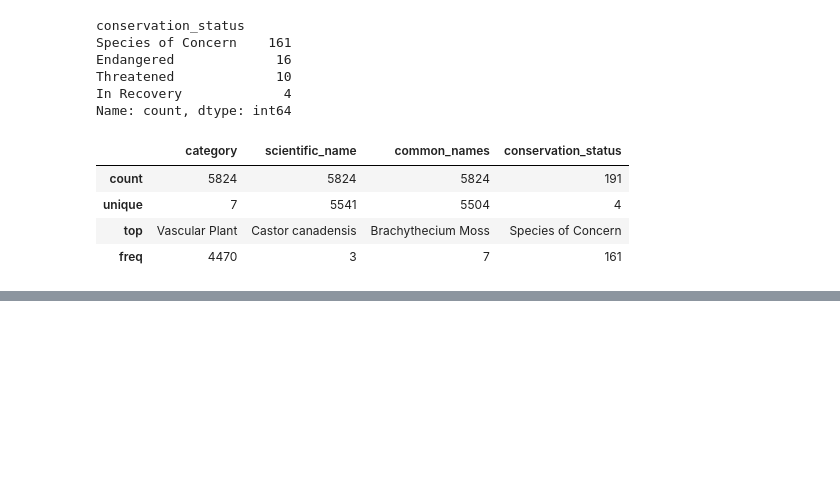
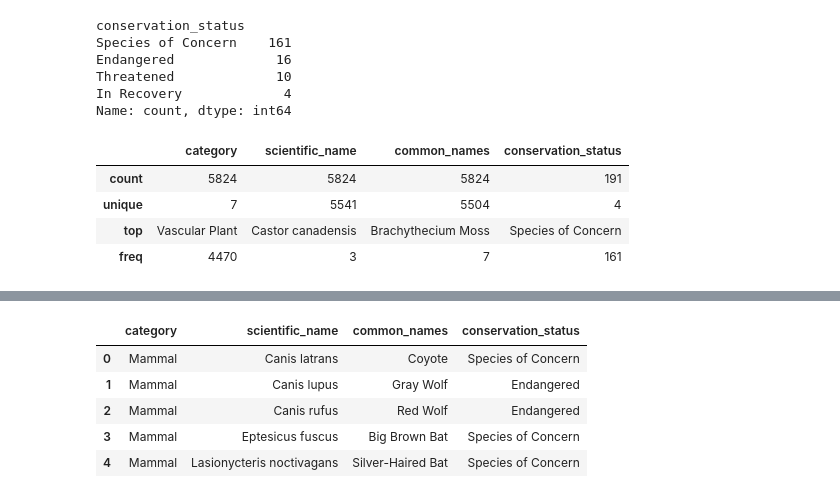
Before and after one commit to CrisFC4/Biodiversity_project, a Jupyter notebook: biodiversity_starter/biodiversity.ipynb, the cells around one changed output, grey strips where cells are left out. Saved outputs shown, nothing was run; the diff lists cells and outputs as text; code cells hidden in the pictures; blank space fills up the shorter version.

```diff
--- a/biodiversity_starter/biodiversity.ipynb
+++ b/biodiversity_starter/biodiversity.ipynb
@@ -99,0 +168,12 @@ species.describe(include='all')
+# %%
+# Create a subset of the 'species' dataframe containing threatened animals (animals without a NaN in the 'conservation_status' variable)
+threatened = species.dropna(subset=['conservation_status'])
+threatened.reset_index(drop=True, inplace=True)
+threatened.head()
+# %% [output]
+|  | category | scientific_name | common_names | conservation_status |
+| 0 | Mammal | Canis latrans | Coyote | Species of Concern |
+| 1 | Mammal | Canis lupus | Gray Wolf | Endangered |
+| 2 | Mammal | Canis rufus | Red Wolf | Endangered |
+| 3 | Mammal | Eptesicus fuscus | Big Brown Bat | Species of Concern |
+| 4 | Mammal | Lasionycteris noctivagans | Silver-Haired Bat | Species of Concern |
```
Also changed, not shown: parts of 8 cells of this notebook.
